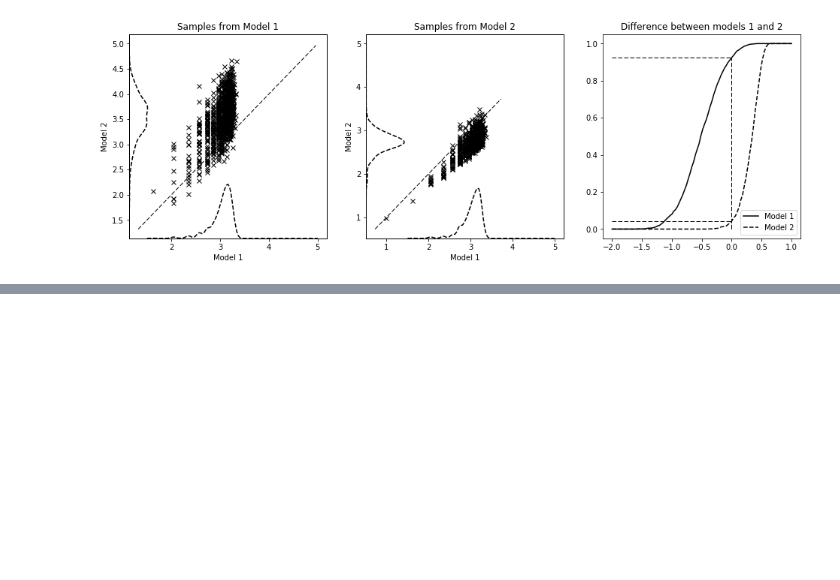
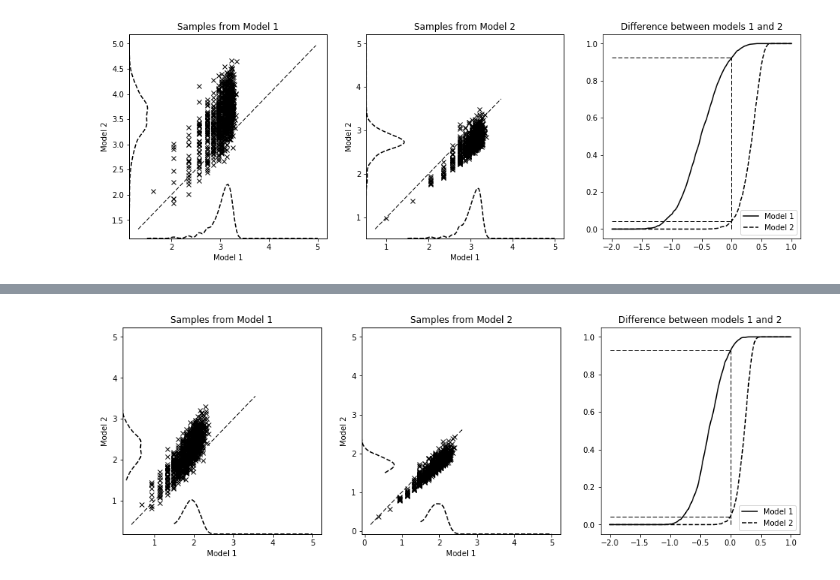
Before and after one commit to MatthewDaws/PredictionScoring, a Jupyter notebook: details/Synthetic Data.ipynb, the cells around one changed output, grey strips where cells are left out. Drawn from its saved outputs; the diff is of its cells as text; code cells hidden in the pictures; blank space fills up the shorter version.

```diff
--- a/details/Synthetic Data.ipynb
+++ b/details/Synthetic Data.ipynb
@@ -694,2 +711,9 @@ for one_model, ax in zip(data_by_source_model(bayesian_pred), fig.axes):
+# %%
+fig = three_up_plot(bayesian_pred, -2, 1)
+for one_model, ax in zip(data_by_source_model(bayesian_pred), fig.axes):
+    d = paired_data(one_model)
+    ax1, ax2 = add_kernels(ax, d, (1.5, 5), 10, color="black", linestyle="--")
+# %% [output]
+[figure, added]
 # %%
 fig.savefig("bayesian_pred.pdf")
```
Also changed, not shown: parts of 8 cells of this notebook, 6 other files.
